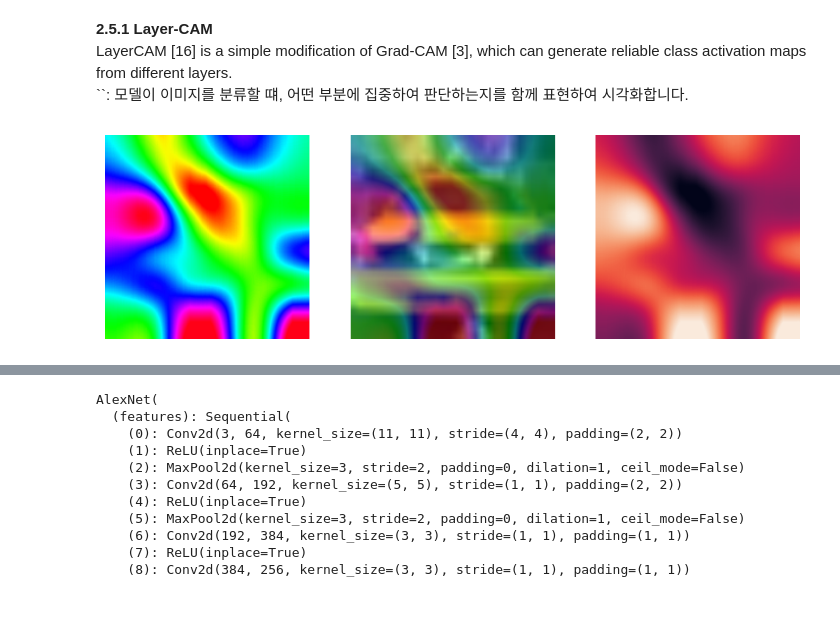
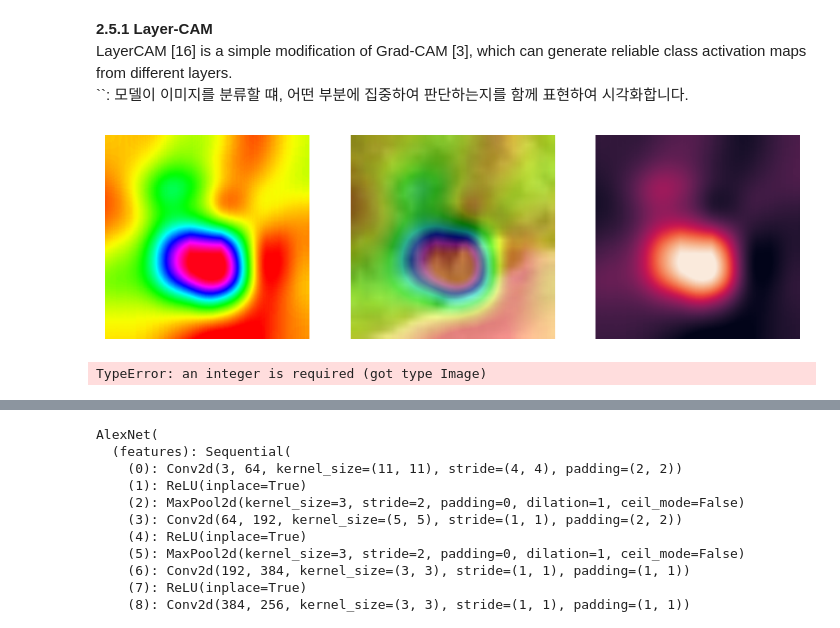
Before and after one commit to 23-Fall-Graduation-Thesis/Indium, a Jupyter notebook: visualization.ipynb, the cells around one changed output, grey strips where cells are left out. Saved outputs shown, nothing was run; the diff lists cells and outputs as text; code cells hidden in the pictures.

Commit message:
fix: batch and MODEL

```diff
--- a/visualization.ipynb
+++ b/visualization.ipynb
@@ -56,7 +56,7 @@ conf = dict(
     dataset="cifar10",
     pretrain=False,
     mode="cus",
-    freeze="01011"
+    freeze="10111"
 )
 setting = "epoch"+str(conf['epoch'])+"_lr"+str(conf['lr'])
 
@@ -428,16 +446,23 @@ from utils.visualize_grad import LayerCam
 # %%
 from utils.util_functions import get_info
 
+
+img_idx = 2000
+
 data =  trainloader.dataset[img_idx]
 origin_img, prep_img, target_class = get_info(data)
 # %%
 layer_number = 12  # [0, 12]
 
-layer_cam = LayerCam(model, layer_number)
+layer_cam = LayerCam(MODEL, layer_number)
 cam = layer_cam.generate_cam(prep_img, target_class)
 visualize_class_activation_images(origin_img, cam, dataset, freeze, layer_number)
+
+sns.set_style("white")
+visualize_tensor(data[0])
 # %% [output]
-[figure, old version]
+[figure, new version]
+TypeError: an integer is required (got type Image)
 # %%
 """ITERATIVE run this!!!!"""
 for i in range(13):
```
Also changed, not shown: parts of 19 cells of this notebook.
